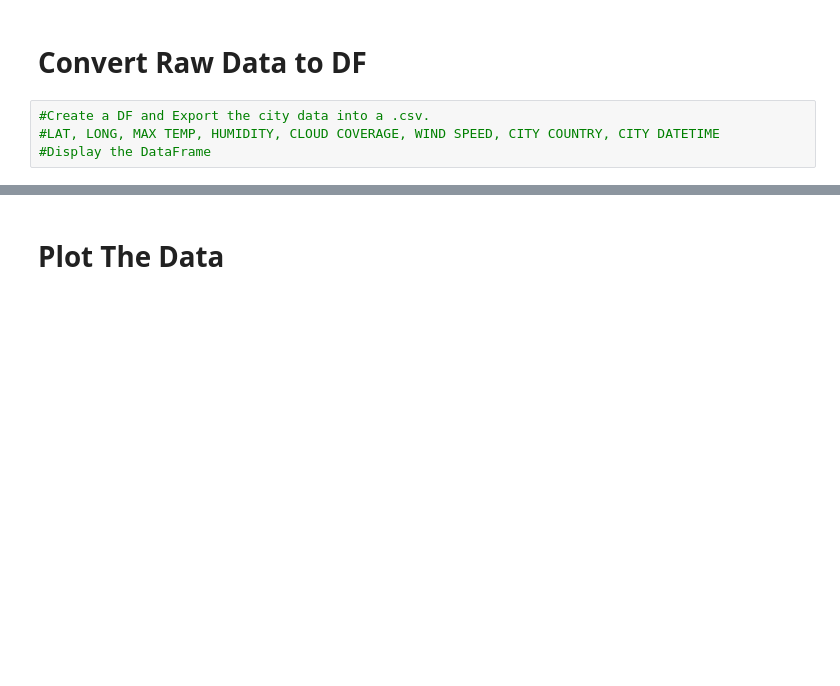
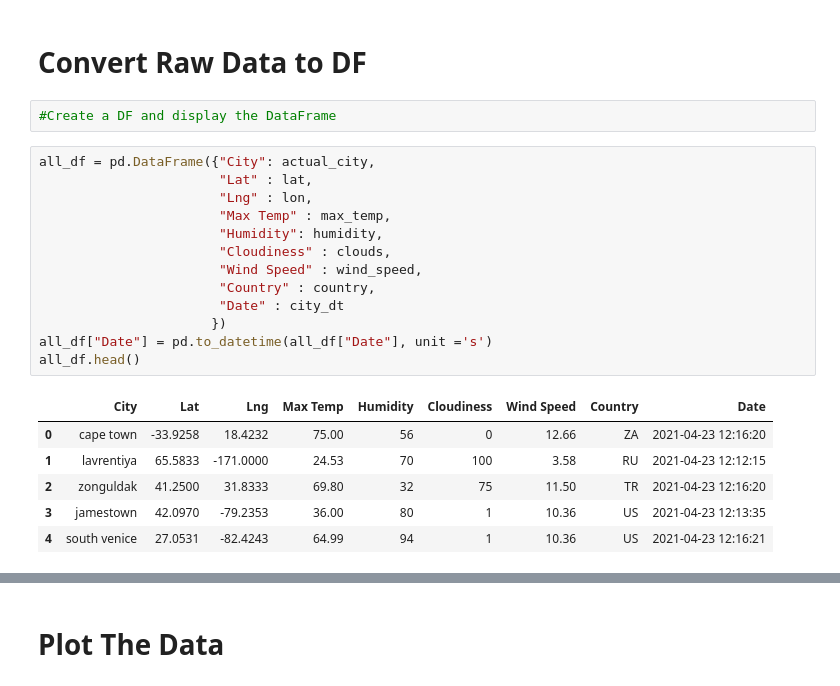
Before and after one commit to MarcLeslie/python-api-challenge, a Jupyter notebook: WeatherPy/WeatherPy.ipynb, the cells around one changed output, grey strips where cells are left out. Cells and saved outputs as stored; diff of their text form; blank space fills up the shorter version.

```diff
--- a/WeatherPy/WeatherPy.ipynb
+++ b/WeatherPy/WeatherPy.ipynb
@@ -113,6 +114,24 @@ The city Kushima was found with the ID of 1895695, appending stats.
 # %% [markdown]
 # Convert Raw Data to DF
-# %%
-#Create a DF and Export the city data into a .csv.
-#LAT, LONG, MAX TEMP, HUMIDITY, CLOUD COVERAGE, WIND SPEED, CITY COUNTRY, CITY DATETIME
-#Display the DataFrame
+# %%
+#Create a DF and display the DataFrame
+# %%
+all_df = pd.DataFrame({"City": actual_city,
+                       "Lat" : lat,
+                       "Lng" : lon,
+                       "Max Temp" : max_temp,
+                       "Humidity": humidity,
+                       "Cloudiness" : clouds,
+                       "Wind Speed" : wind_speed,
+                       "Country" : country,
+                       "Date" : city_dt
+                      })
+all_df["Date"] = pd.to_datetime(all_df["Date"], unit ='s')
+all_df.head()
+# %% [output]
+|  | City | Lat | Lng | Max Temp | Humidity | Cloudiness | Wind Speed | Country | Date |
+| 0 | cape town | -33.9258 | 18.4232 | 75.00 | 56 | 0 | 12.66 | ZA | 2021-04-23 12:16:20 |
+| 1 | lavrentiya | 65.5833 | -171.0000 | 24.53 | 70 | 100 | 3.58 | RU | 2021-04-23 12:12:15 |
+| 2 | zonguldak | 41.2500 | 31.8333 | 69.80 | 32 | 75 | 11.50 | TR | 2021-04-23 12:16:20 |
+| 3 | jamestown | 42.0970 | -79.2353 | 36.00 | 80 | 1 | 10.36 | US | 2021-04-23 12:13:35 |
+| 4 | south venice | 27.0531 | -82.4243 | 64.99 | 94 | 1 | 10.36 | US | 2021-04-23 12:16:21 |
```
Also changed, not shown: parts of 11 cells of this notebook, 3 other files.
